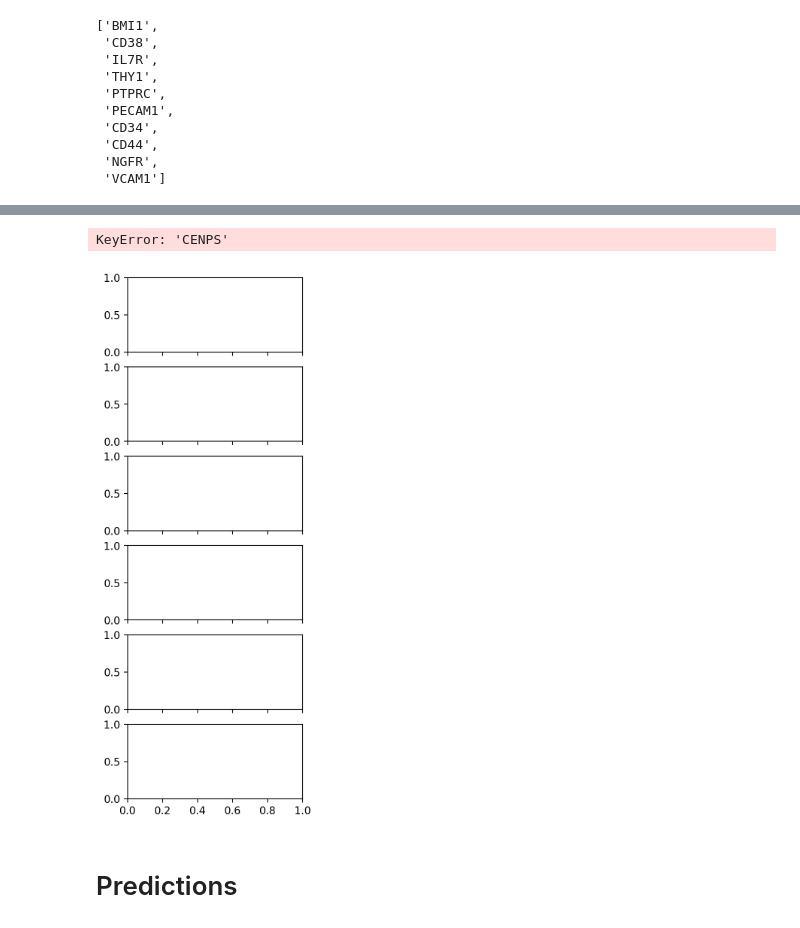
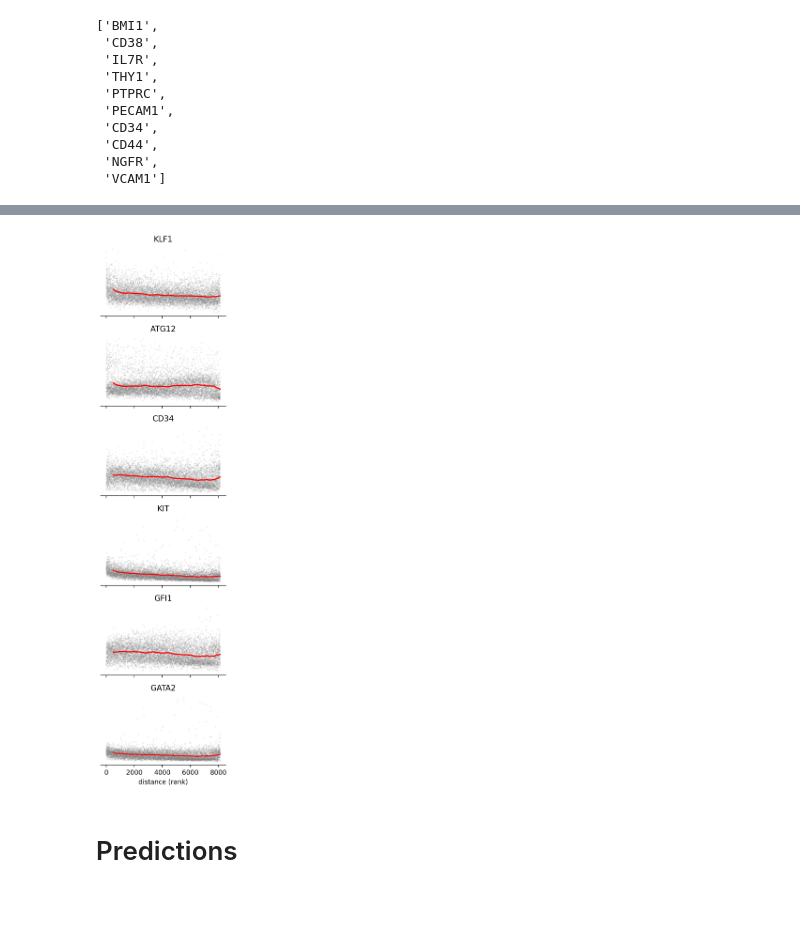
Before and after one commit to CooperStansbury/ONT-single-cell, a Jupyter notebook: notebooks/FIGURE_4_REF.ipynb, the cells around one changed output, grey strips where cells are left out. Drawn from its saved outputs; the diff is of its cells as text; code cells hidden in the pictures.

```diff
--- a/notebooks/FIGURE_4_REF.ipynb
+++ b/notebooks/FIGURE_4_REF.ipynb
@@ -474,7 +465,7 @@ query_genes[:10]
  'NGFR',
  'VCAM1']
 # %%
-pdf = result.copy()
+pdf = ddf.copy()
 pdf = pdf.sort_values(by='mean_target')
 
 # sort expression by distance
@@ -497,18 +488,22 @@ results = []
 
 for column in exp_df.columns:
   if column != 'rank':  # Exclude the distance column itself
-    slope, intercept, r_value, p_value, std_err = scipy.stats.linregress(exp_df['rank'], exp_df[column])
+    slope, intercept, r_value, p_value, std_err = scipy.stats.linregress(
+        exp_df['rank'],
+        exp_df[column],
+    )
     results.append({
         'gene_name': column,
         'intercept' : intercept,
         'r_value': r_value,
         'p_value': p_value,
         'slope': slope,
+        'std_err' : std_err,
     })
 
 results = pd.DataFrame(results)
 print(f"{results.shape=}")
 results = results.sort_values(by='slope')
 # results = results[results['gene_name'].isin(query_genes)]
-results.tail(15)
+results.head(15)
 # %% [output]
@@ -557,18 +569,25 @@ results.sort_values(by='gene_name', ascending=False)
 # %%
 plt.rcParams['figure.dpi'] = 200
-plt.rcParams['figure.figsize'] = 3, 9
+plt.rcParams['figure.figsize'] = 3, 12
 
 fig, axs = plt.subplots(6, 1, sharex=True)
 axs = axs.ravel()
 
 gene_list = [
-    'CENPS',
+    'KLF1',
+    'ATG12',
     'CD34',
-    'CRHBP',
-    'ATG12',
-    'APIP',
-    'ADAM28'
+    'KIT',
+    'GFI1',
+    'GATA2'
 ]
+
+
+def abline(ax, slope, intercept):
+  """Plot a line from slope and intercept"""
+  x_vals = np.array(ax.get_xlim())
+  y_vals = intercept + slope * x_vals
+  ax.plot(x_vals, y_vals, c='b', ls='--', zorder=5)
 
 window = 500
 
@@ -578,38 +597,36 @@ for i, g in enumerate(gene_list):
     smoothed = np.convolve(normed, np.ones(window), 'valid')
     rolling_avg = smoothed / window
     nan_padding = np.full(window - 1, np.nan)
     smoothed = np.concatenate((nan_padding, rolling_avg))
 
     sns.scatterplot(
         data=exp_df,
         x='rank',
         y=normed,
         c='grey',
-        alpha=0.4,
-        s=5,
+        alpha=0.2,
+        s=3,
         ec='none',
         ax=axs[i],
     )
 
     sns.lineplot(
         data=exp_df,
         x='rank',
         y=smoothed,
         c='r',
         ax=axs[i],
     )
 
     axs[i].set_title(g)
     axs[i].set_xlabel('distance (rank)')
     axs[i].set_ylabel('')
     axs[i].set_yticks([])
 
-
 sns.despine(left=True)
 plt.tight_layout()
 # %% [output]
-KeyError: 'CENPS'
-[figure, old version]
+[figure, new version]
 # %% [markdown]
 # Predictions
 # %%
```
Also changed, not shown: parts of 15 cells of this notebook, 4 other files.
